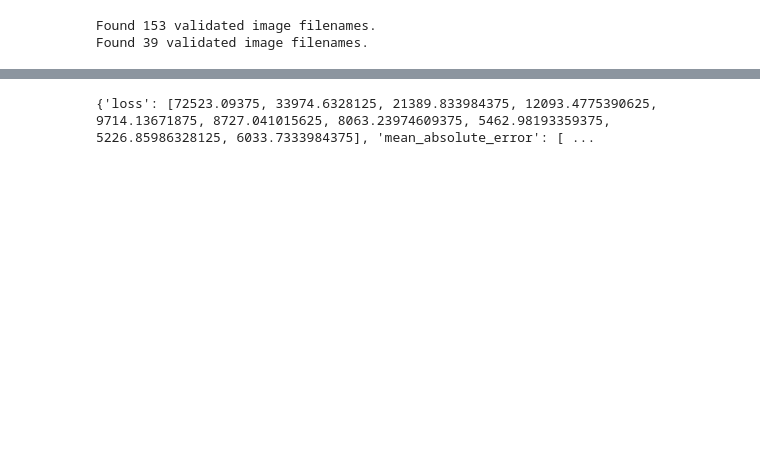
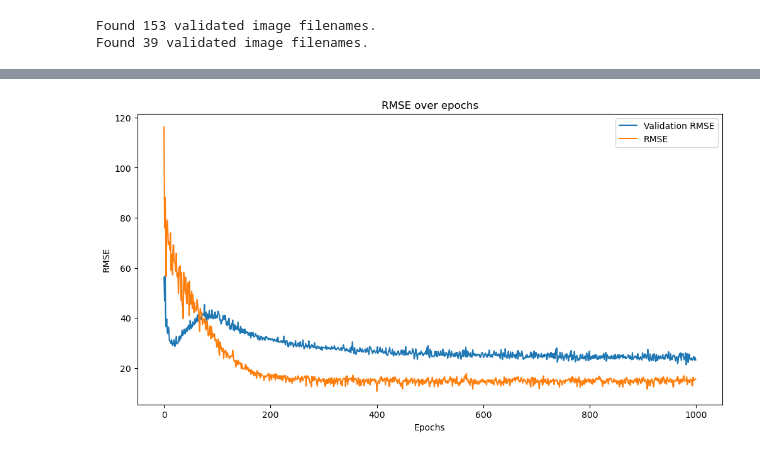
Before and after one commit to Teenjb/Predict-Air-Quality-With-ANN, a Jupyter notebook: resnet.ipynb, the cells around one changed output, grey strips where cells are left out. Cells and saved outputs as stored; diff of their text form; code cells hidden in the pictures; blank space fills up the shorter version.

Commit message:
finish running and collect data

```diff
--- a/resnet.ipynb
+++ b/resnet.ipynb
@@ -210,4 +197,0 @@ Epoch 10/10
-# %%
-print(history.history)
-# %% [output]
-{'loss': [72523.09375, 33974.6328125, 21389.833984375, 12093.4775390625, 9714.13671875, 8727.041015625, 8063.23974609375, 5462.98193359375, 5226.85986328125, 6033.7333984375], 'mean_absolute_error': [ ...
@@ -214,3 +210,20 @@ print(history.history)
+# %%
+import matplotlib.pyplot as plt
+
+# Assuming history.history['val_mean_absolute_error'] is your data
+val_mae = history.history['val_root_mean_squared_error']
+mae = history.history['root_mean_squared_error']
+
+plt.figure(figsize=(12, 6))
+plt.plot(val_mae)
+plt.plot(mae)
+plt.title('RMSE over epochs')
+plt.xlabel('Epochs')
+plt.ylabel('RMSE')
+plt.legend(['Validation RMSE', 'RMSE'])
+plt.show()
+# %% [output]
+[figure, added]
 # %%
 import matplotlib.pyplot as plt
 
```
Also changed, not shown: parts of 12 cells of this notebook.
